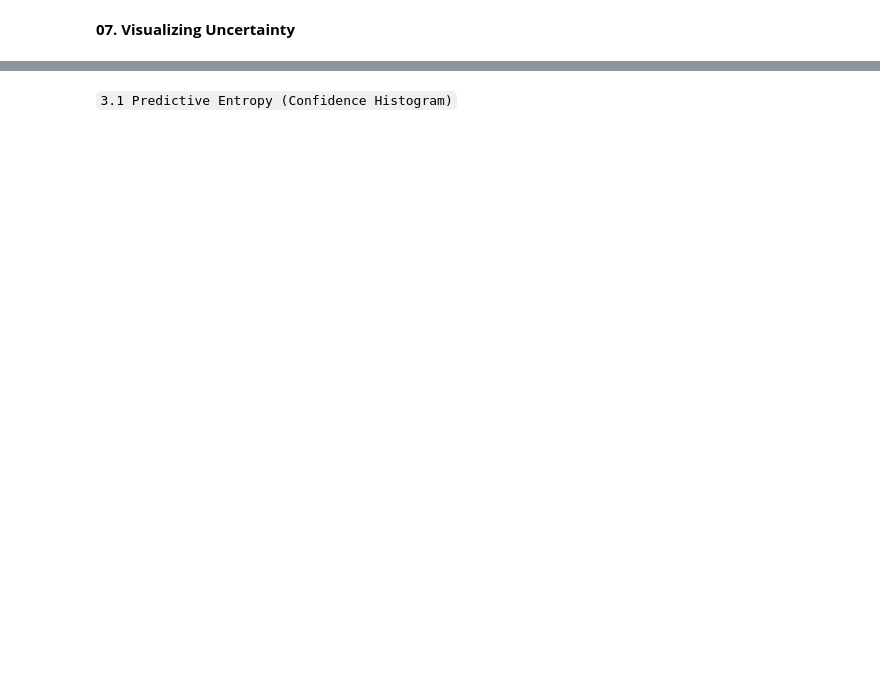
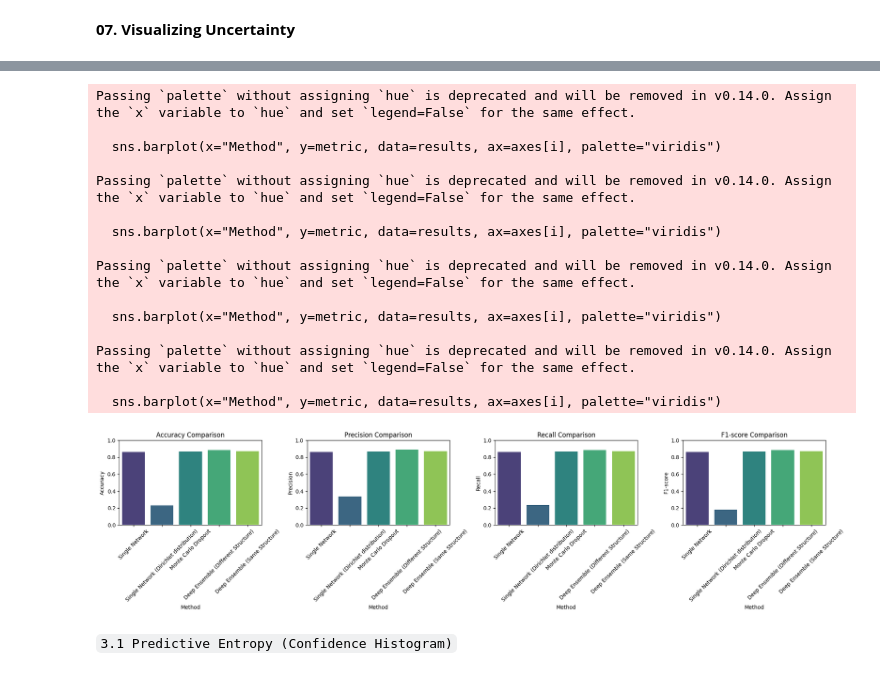
Before and after one commit to Conite002/HybridUncertaintyAwareDL, a Jupyter notebook: Experimentations/sipakmed.ipynb, the cells around one changed output, grey strips where cells are left out. Saved outputs shown, nothing was run; the diff lists cells and outputs as text; code cells hidden in the pictures; blank space fills up the shorter version.

```diff
--- a/Experimentations/sipakmed.ipynb
+++ b/Experimentations/sipakmed.ipynb
@@ -736,0 +643,19 @@ print("\n Step 1 Completed: Results saved to evaluation_results.csv")
+# %%
+def evaluation(models, X_test, y_test):
+    """Evaluates a list of models on a given test set."""
+    results = []
+    for model in models:
+        if isinstance(model, list):
+            y_pred_probs = deep_ensemble_prediction(model, X_test)
+            method_name = "Deep Ensemble (Same Structure)" if model == ensemble_models_SS else "Deep Ensemble (Different Structure)"
+        else:
+            y_pred_probs = model.predict(X_test)
+            method_name = "Single Network" if model == single_network_model else "Single Network (with distribution)" if model == dirichlet_model else "Monte Carlo Dropout"
+        results.append(evaluate_model(y_test, y_pred_probs, method_name=method_name))
+    return results
+
+models = [single_network_model, dirichlet_model, ensemble_models_SS, ensemble_models_DS]
+results = evaluation(models, X_test, y_test)
+
+for result in results:
+    print(f"{result['Method']} Accuracy: {result['Accuracy']:.4f}")
@@ -739,3 +714,40 @@ print("\n Step 1 Completed: Results saved to evaluation_results.csv")
+# %%
+results
+import matplotlib.pyplot as plt
+
+def plot_results(results):
+    """Plots a bar chart showing model performance metrics."""
+    fig, axes = plt.subplots(1, 4, figsize=(20, 5))
+
+    metrics = ["Accuracy", "Precision", "Recall", "F1-score"]
+    for i, metric in enumerate(metrics):
+        sns.barplot(x="Method", y=metric, data=results, ax=axes[i], palette="viridis")
+        axes[i].set_title(f"{metric} Comparison")
+        axes[i].set_ylim(0, 1)
+        axes[i].set_ylabel(metric)
+        axes[i].set_xticklabels(axes[i].get_xticklabels(), rotation=45)
+
+    plt.tight_layout()
+    plt.show()
+
+plot_results(df_results)
+# %% [output]
+Passing `palette` without assigning `hue` is deprecated and will be removed in v0.14.0. Assign the `x` variable to `hue` and set `legend=False` for the same effect.
+
+  sns.barplot(x="Method", y=metric, data=results, ax=axes[i], palette="viridis")
+
+Passing `palette` without assigning `hue` is deprecated and will be removed in v0.14.0. Assign the `x` variable to `hue` and set `legend=False` for the same effect.
+
+  sns.barplot(x="Method", y=metric, data=results, ax=axes[i], palette="viridis")
+
+Passing `palette` without assigning `hue` is deprecated and will be removed in v0.14.0. Assign the `x` variable to `hue` and set `legend=False` for the same effect.
+
+  sns.barplot(x="Method", y=metric, data=results, ax=axes[i], palette="viridis")
+
+Passing `palette` without assigning `hue` is deprecated and will be removed in v0.14.0. Assign the `x` variable to `hue` and set `legend=False` for the same effect.
+
+  sns.barplot(x="Method", y=metric, data=results, ax=axes[i], palette="viridis")
+[figure, added]
 # %% [markdown]
 `3.1 Predictive Entropy (Confidence Histogram)`
 # %%
```
Also changed, not shown: parts of 44 cells of this notebook, 22 other files.
